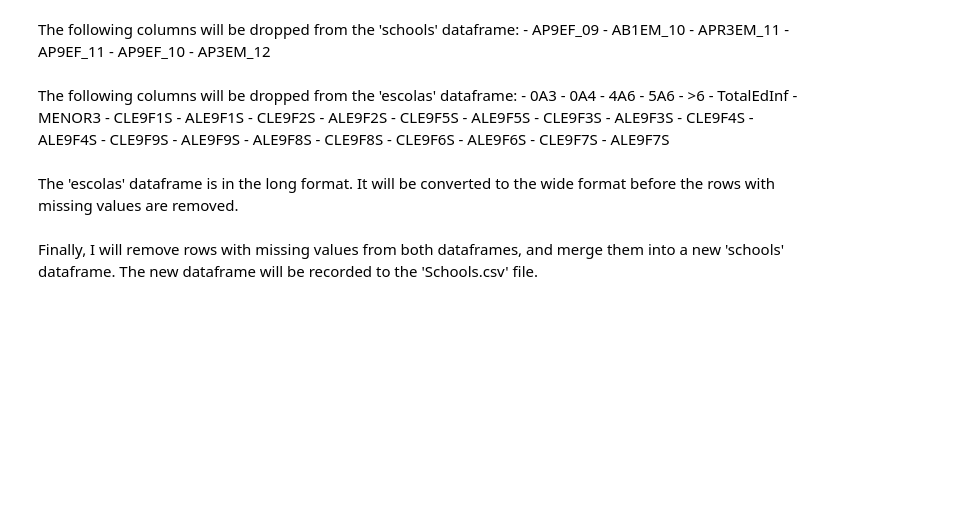
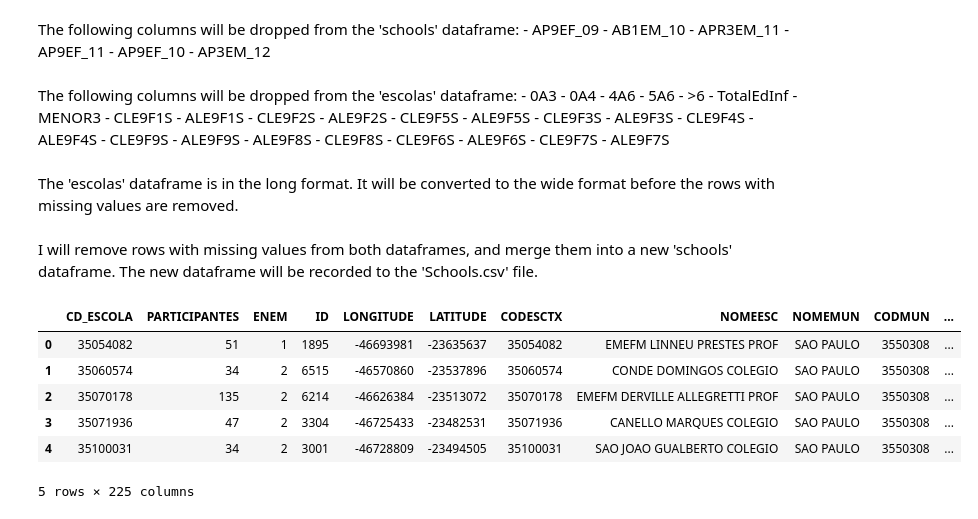
Before and after one commit to vmorenojr/Homework2, a Jupyter notebook: DataWrangling.ipynb, the cells around one changed output. Saved outputs shown, nothing was run; the diff lists cells and outputs as text; code cells hidden in the pictures; blank space fills up the shorter version.

```diff
--- a/DataWrangling.ipynb
+++ b/DataWrangling.ipynb
@@ -283,17 +457,22 @@ escolas_long.drop(['ANO', 'Vars'], axis=1, inplace=True)
 escolas = escolas_long.pivot(index='CODMEC', columns='NewVar',
                              values='Values').reset_index()
 # %% [markdown]
- Finally, I will remove rows with missing values from both dataframes, and
+ I will remove rows with missing values from both dataframes, and
  merge them into a new 'schools' dataframe. The new dataframe will be recorded
  to the 'Schools.csv' file.
 # %%
 schools.dropna(inplace=True)
 escolas.dropna(inplace=True)
 
 schools = schools.merge(escolas, left_on='CD_ESCOLA', right_on='CODMEC')
-
-schools.to_csv('Data/Schools.csv', index=False)
-
 schools.head()
+# %% [output]
+|  | CD_ESCOLA | PARTICIPANTES | ENEM | ID | LONGITUDE | LATITUDE | CODESCTX | NOMEESC | NOMEMUN | CODMUN | ... |
+| 0 | 35054082 | 51 | 1 | 1895 | -46693981 | -23635637 | 35054082 | EMEFM LINNEU PRESTES PROF | SAO PAULO | 3550308 | ... |
+| 1 | 35060574 | 34 | 2 | 6515 | -46570860 | -23537896 | 35060574 | CONDE DOMINGOS COLEGIO | SAO PAULO | 3550308 | ... |
+| 2 | 35070178 | 135 | 2 | 6214 | -46626384 | -23513072 | 35070178 | EMEFM DERVILLE ALLEGRETTI PROF | SAO PAULO | 3550308 | ... |
+| 3 | 35071936 | 47 | 2 | 3304 | -46725433 | -23482531 | 35071936 | CANELLO MARQUES COLEGIO | SAO PAULO | 3550308 | ... |
+| 4 | 35100031 | 34 | 2 | 3001 | -46728809 | -23494505 | 35100031 | SAO JOAO GUALBERTO COLEGIO | SAO PAULO | 3550308 | ... |
+5 rows × 225 columns
 # %% [markdown]
  The final dataset contains data for 436 schools.
```
Also changed, not shown: parts of 33 cells of this notebook, 5 other files.
